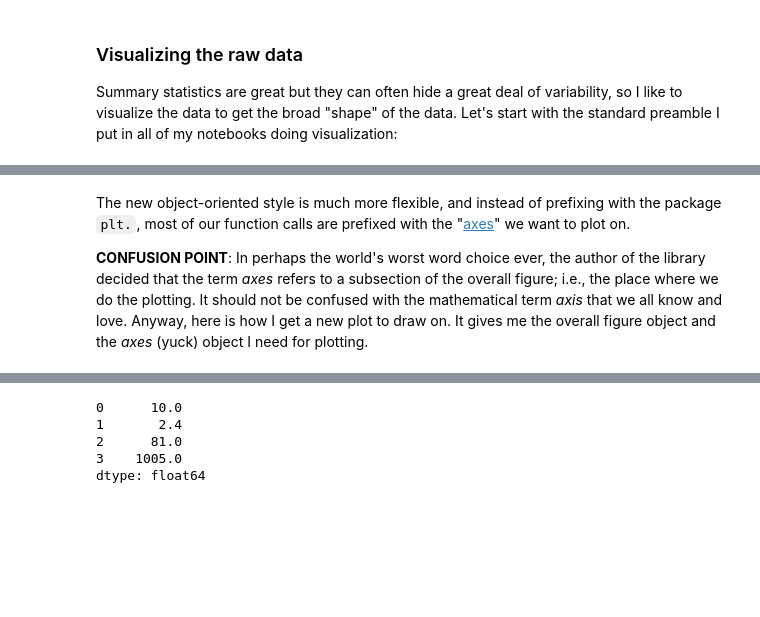
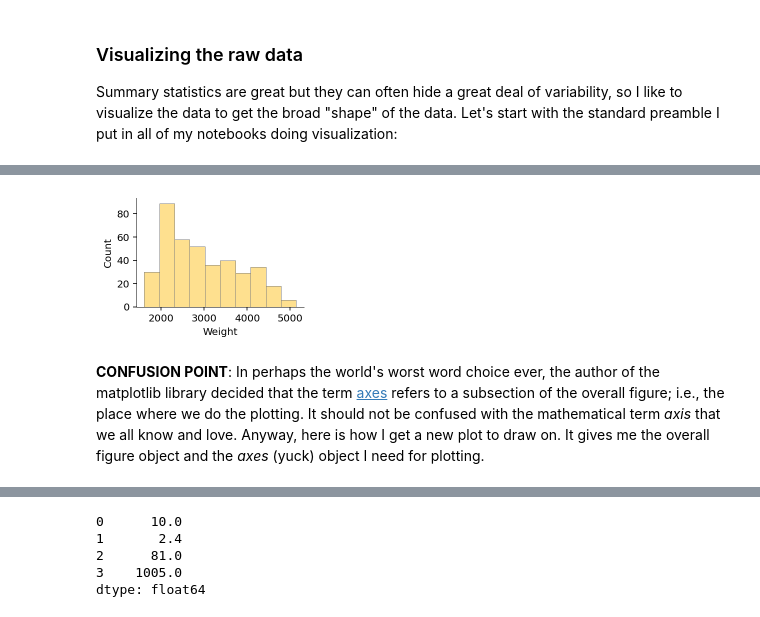
Before and after one commit to parrt/msds593, a Jupyter notebook: notebooks/pandas-intro.ipynb, the cells around one changed output, grey strips where cells are left out. Drawn from its saved outputs; the diff is of its cells as text; code cells hidden in the pictures; blank space fills up the shorter version.

```diff
--- a/notebooks/pandas-intro.ipynb
+++ b/notebooks/pandas-intro.ipynb
@@ -217,4 +245,24 @@ plt.show() # this is unnecessary
+# %%
+# incorporate function created in previous notebook
+def histo(ax, X, color='#FEE08F'):
+    n, bins, bpatches = ax.hist(X, color=color)
+    ax.set_xlabel("Weight")
+    ax.set_ylabel("Count")
+
+    # make it look good
+    ax.spines['top'].set_visible(False)
+    ax.spines['right'].set_visible(False)
+    ax.spines['left'].set_linewidth(.5)
+    ax.spines['bottom'].set_linewidth(.5)
+    for rect in bpatches:
+        rect.set_linewidth(.5)
+        rect.set_edgecolor('grey')
+    return n, bins, bpatches
+# %%
+fig, ax = plt.subplots(figsize=(3,2))  # make one subplot (ax) on the figure
+histo(ax, df_cars['WGT'])
+plt.show() # not needed actually as plot shows up by default in notebook
+# %% [output]
+[figure, added]
 # %% [markdown]
-The new object-oriented style is much more flexible, and instead of prefixing with the package `plt.`, most of our function calls are prefixed with the "[axes](https://matplotlib.org/api/axes_api.html#matplotlib.axes.Axes)" we want to plot on.
-
-**CONFUSION POINT**: In perhaps the world's worst word choice ever, the author of the library decided that the term *axes* refers to a subsection of the overall figure; i.e., the place where we do the plotting.  It should not be confused with the mathematical term *axis* that we all know and love. Anyway, here is how I get a new plot to draw on. It gives me the overall figure object and the *axes* (yuck) object I need for plotting.
+**CONFUSION POINT**: In perhaps the world's worst word choice ever, the author of the matplotlib library decided that the term [axes](https://matplotlib.org/api/axes_api.html#matplotlib.axes.Axes) refers to a subsection of the overall figure; i.e., the place where we do the plotting.  It should not be confused with the mathematical term *axis* that we all know and love. Anyway, here is how I get a new plot to draw on. It gives me the overall figure object and the *axes* (yuck) object I need for plotting.
```
Also changed, not shown: parts of 61 cells of this notebook, 2 other files.
